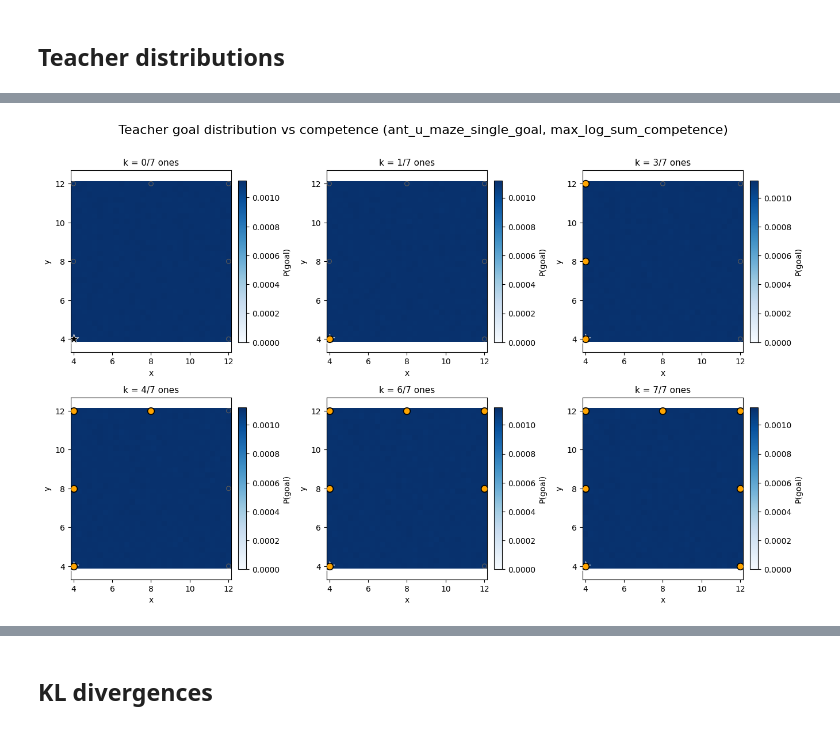
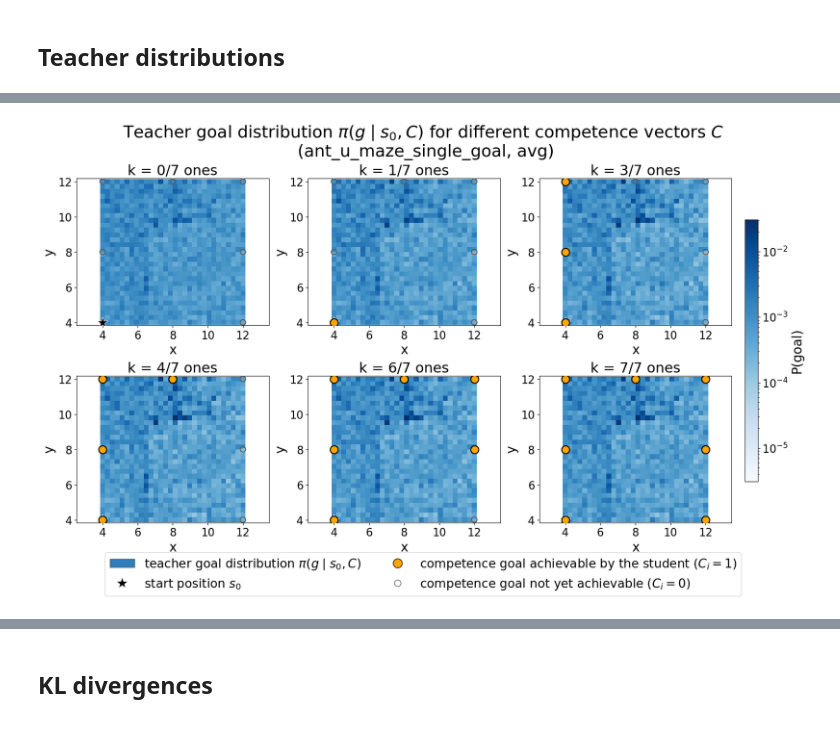
Before and after one commit to FaisalAhmed0/empowerment_agent_assistance_ppo, a Jupyter notebook: purejaxrl/visualize_teacher_context_sweep.ipynb, the cells around one changed output, grey strips where cells are left out. Cells and saved outputs as stored; diff of their text form; code cells hidden in the pictures.

```diff
--- a/purejaxrl/visualize_teacher_context_sweep.ipynb
+++ b/purejaxrl/visualize_teacher_context_sweep.ipynb
@@ -41,11 +53,11 @@ from distill_teacher import build_distill_inputs, load_distilled_teacher
 # visuals.py (imported via load_teacher_model) forces the Agg backend.
 %matplotlib inline
 # %%
-EXP_DIR = "/network/scratch/f/faisal.mohamed/purejaxrl_simple_teachers/marble_810630496"
+EXP_DIR = "/network/scratch/f/faisal.mohamed/purejaxrl_simple_teachers/bleed_790968882"
 CHECKPOINT_DIR = "checkpoints"
 SEED = 30
 # One of "final", "ema", "avg", "max_log_sum_competence".
-CHECKPOINT = "max_log_sum_competence"
+CHECKPOINT = "avg"
 NUM_COMPETENCE_VECTORS = 6
 NUM_SAMPLES = 1500
 # None => use config COMPETENCE_VECTOR_SCALE if present, else 1.0.
@@ -54,7 +66,8 @@ MAZE_SIZE_SCALING = 4.0
 SAVE_FIGURES = True
 OUTPUT_DIR = None
 # Distilled teacher subdir under EXP_DIR (from distill_teacher.py); None skips it.
-DISTILLED_SUBDIR = "distilled_teacher"
+# DISTILLED_SUBDIR = "distilled_teacher"
+DISTILLED_SUBDIR = None
 # %% [markdown]
 ## Config and environment
 # %%
@@ -306,5 +318,11 @@ if distilled_train_state is not None:
         distilled_train_state, distilled_inputs, num_samples=NUM_SAMPLES, seed=SEED + 1
     )
     print("distilled", distilled_probs.shape, distilled_sample_freqs.shape)
+
+probs_vmax = float(np.max(probs))
+samples_vmax = float(np.max(sample_freqs))
+if distilled_probs is not None:
+    probs_vmax = max(probs_vmax, float(np.max(distilled_probs)))
+    samples_vmax = max(samples_vmax, float(np.max(distilled_sample_freqs)))
 # %% [output]
 (6, 900) (6, 900)
@@ -312,57 +329,98 @@ distilled (6, 900) (6, 900)
 # %%
-def plot_probs_on_ax(ax, values, *, vmax, competence):
-    """Draw a single teacher goal-distribution heatmap on ``ax``."""
+def plot_probs_on_ax(ax, values, *, vmin, vmax, competence):
+    """Draw a single teacher goal-distribution heatmap on ``ax`` (log color scale)."""
     gx = goal_grid[:, 0].reshape(num_points, num_points)
     gy = goal_grid[:, 1].reshape(num_points, num_points)
+    # LogNorm masks values <= 0, so clip to vmin to draw empty cells as the lowest color.
+    clipped = np.clip(np.asarray(values), vmin, None)
     mesh = ax.pcolormesh(
-        gx, gy, np.asarray(values).reshape(num_points, num_points),
-        shading="nearest", cmap="Blues", vmin=0.0, vmax=vmax,
+        gx, gy, clipped.reshape(num_points, num_points),
+        shading="nearest", cmap="Blues", norm=LogNorm(vmin=vmin, vmax=vmax),
     )
     ax.scatter(
-        start_xy[0], start_xy[1], s=160, marker="*", c="black",
-        edgecolors="white", linewidths=0.6, zorder=4,
+        start_xy[0], start_xy[1], s=320, marker="*", c="black",
+        edgecolors="white", linewidths=0.8, zorder=4,
     )
     ax.scatter(
-        competence_goals[:, 0], competence_goals[:, 1], s=30, marker="o",
-        facecolors="none", edgecolors="0.35", linewidths=0.9, zorder=3,
+        competence_goals[:, 0], competence_goals[:, 1], s=70, marker="o",
+        facecolors="none", edgecolors="0.35", linewidths=1.4, zorder=3,
     )
     active = np.asarray(competence) > 1e-6
     if np.any(active):
         ax.scatter(
-            competence_goals[active, 0], competence_goals[active, 1], s=70,
-            marker="o", c="orange", edgecolors="black", linewidths=1.2, zorder=5,
+            competence_goals[active, 0], competence_goals[active, 1], s=150,
+            marker="o", c="orange", edgecolors="black", linewidths=1.6, zorder=5,
         )
     ax.set_xlabel("x")
     ax.set_ylabel("y")
     ax.set_aspect("equal", adjustable="datalim")
     return mesh
 
 
-def render_context_sweep_figure(values, *, colorbar_label, suptitle):
-    """Subplot grid of per-goal values; each panel has its own color scale."""
+# Sized so text stays legible when the full figure is shrunk to a paper column or a slide.
+SWEEP_FIGURE_RC = {
+    "font.size": 18,
+    "axes.titlesize": 22,
+    "axes.labelsize": 20,
+    "xtick.labelsize": 17,
+    "ytick.labelsize": 17,
+    "legend.fontsize": 19,
+    "figure.titlesize": 26,
+}
+
+
+def render_context_sweep_figure(
+    values, *, colorbar_label, suptitle, vmin=None, vmax=None,
+    heatmap_label=r"teacher goal distribution $\pi(g \mid s_0, C)$",
+):
+    """Subplot grid of per-goal values; all panels share one log color scale."""
+    with plt.rc_context(SWEEP_FIGURE_RC):
+        return _render_context_sweep_figure(
+            values, colorbar_label=colorbar_label, suptitle=suptitle,
+            vmin=vmin, vmax=vmax, heatmap_label=heatmap_label,
+        )
+
+
+def _render_context_sweep_figure(values, *, colorbar_label, suptitle, vmin, vmax, heatmap_label):
     num_contexts = int(values.shape[0])
     ncols = int(math.ceil(math.sqrt(num_contexts)))
     nrows = int(math.ceil(num_contexts / ncols))
-    fig, axes = plt.subplots(nrows, ncols, figsize=(4.5 * ncols, 4.2 * nrows), squeeze=False)
+    if vmax is None:
+        vmax = float(np.max(values)) if values.size else 1.0
+        if vmax <= 0:
+            vmax = 1.0
+    if vmin is None:
+        vmin = vmax * 1e-4
+    fig, axes = plt.subplots(
+        nrows, ncols, figsize=(5.5 * ncols, 5.2 * nrows), squeeze=False, constrained_layout=True,
+    )
     for i in range(num_contexts):
         ax = axes[i // ncols][i % ncols]
-        vmax = float(np.max(values[i])) if values[i].size else 1.0
-        mesh = plot_probs_on_ax(ax, values[i], vmax=vmax if vmax > 0 else 1.0, competence=contexts[i])
-        fig.colorbar(mesh, ax=ax, fraction=0.046, pad=0.04, label=colorbar_label)
-        ax.set_title(f"k = {ks[i]}/{num_competence} ones", fontsize=11)
+        mesh = plot_probs_on_ax(ax, values[i], vmin=vmin, vmax=vmax, competence=contexts[i])
+        ax.set_title(f"k = {ks[i]}/{num_competence} ones")
     for j in range(num_contexts, nrows * ncols):
         axes[j // ncols][j % ncols].axis("off")
-    fig.suptitle(suptitle, fontsize=16, y=1.01)
-    fig.tight_layout()
+    fig.colorbar(mesh, ax=axes.ravel().tolist(), fraction=0.02, pad=0.02, label=colorbar_label)
+    legend_handles = [
+        Patch(facecolor=plt.get_cmap("Blues")(0.7), edgecolor="0.35", label=heatmap_label),
+        Line2D([], [], linestyle="none", marker="*", markersize=20, markerfacecolor="black",
+               markeredgecolor="white", label="start position $s_0$"),
+        Line2D([], [], linestyle="none", marker="o", markersize=14, markerfacecolor="orange",
+               markeredgecolor="black", label="competence goal achievable by the student ($C_i = 1$)"),
+        Line2D([], [], linestyle="none", marker="o", markersize=10, markerfacecolor="none",
+               markeredgecolor="0.35", label="competence goal not yet achievable ($C_i = 0$)"),
+    ]
+    fig.legend(handles=legend_handles, loc="outside lower center", ncol=2)
+    fig.suptitle(suptitle)
     return fig
 
 
 probs_fig = render_context_sweep_figure(
-    probs, colorbar_label="P(goal)",
-    suptitle=f"Teacher goal distribution vs competence ({config['ENV_NAME']}, {CHECKPOINT})",
+    probs, colorbar_label="P(goal)", vmax=probs_vmax,
+    suptitle=f"Teacher goal distribution $\pi(g \mid s_0, C)$ for different competence vectors $C$ \n ({config['ENV_NAME']}, {CHECKPOINT})",
 )
 plt.show()
 # %% [output]
-[figure, old version]
+[figure, new version]
 # %%
 samples_fig = render_context_sweep_figure(
```
Also changed, not shown: parts of 7 cells of this notebook.
